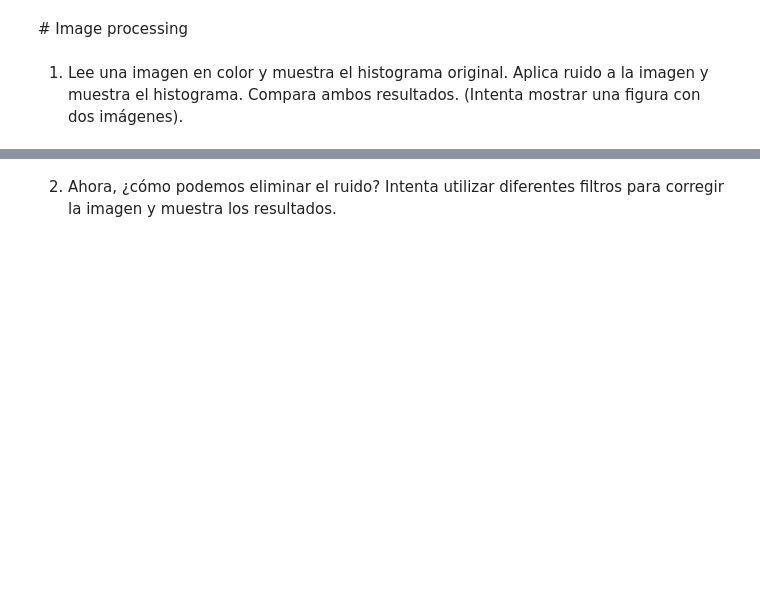
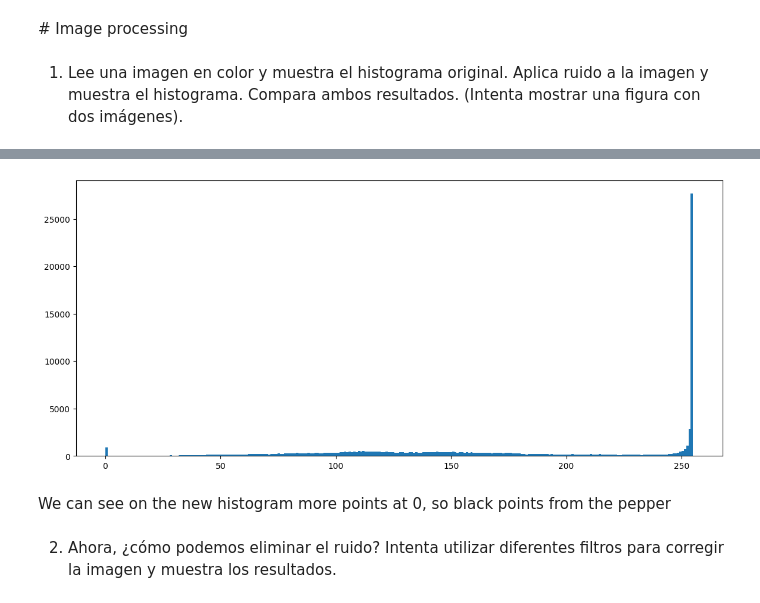
Before and after one commit to MattStarDew/PUC, a Jupyter notebook: Test2_ChristianMata.ipynb, the cells around one changed output, grey strips where cells are left out. Drawn from its saved outputs; the diff is of its cells as text; code cells hidden in the pictures; blank space fills up the shorter version.

```diff
--- a/Test2_ChristianMata.ipynb
+++ b/Test2_ChristianMata.ipynb
@@ -38,2 +83,13 @@ plt.show()
+# %%
+# reshape the uint8 image as 1d array:
+v = img.reshape(IG.shape[0]*img.shape[1],1)
+
+fig = plt.figure(figsize=(14, 6))
+plt.hist(v, bins=256,density=False)
+plt.show()
+# %% [output]
+[figure, added]
+# %% [markdown]
+We can see on the new histogram more points at 0, so black points from the pepper
 # %% [markdown]
 2. Ahora, ¿cómo podemos eliminar el ruido? Intenta utilizar diferentes filtros para corregir la imagen y muestra los resultados.
```
Also changed, not shown: parts of 7 cells of this notebook.
